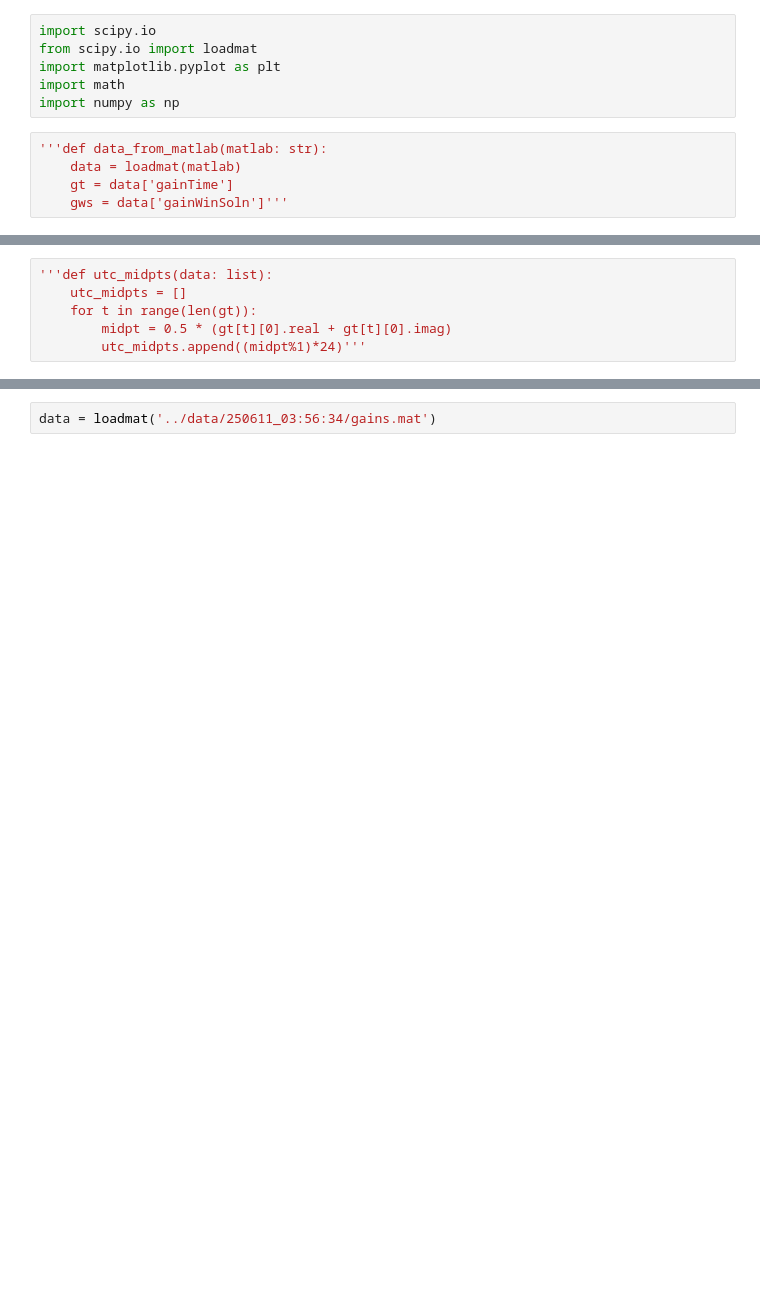
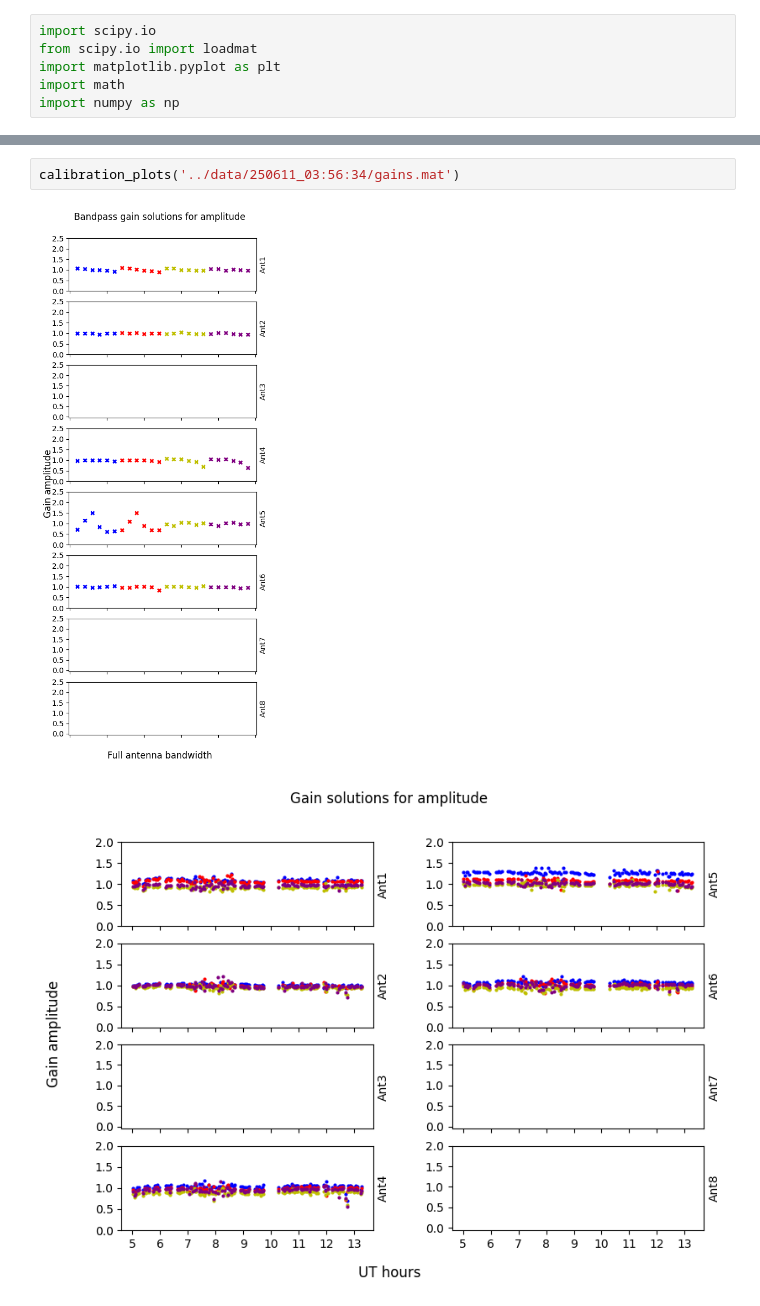
Before and after one commit to xuchloe/protostar, a Jupyter notebook: notebook/calibration_plots.ipynb, the cells around one changed output, grey strips where cells are left out. Saved outputs shown, nothing was run; the diff lists cells and outputs as text; blank space fills up the shorter version.

Commit message:
added calibration plots, still need to edit and make faster

```diff
--- a/notebook/calibration_plots.ipynb
+++ b/notebook/calibration_plots.ipynb
@@ -4,8 +4,3 @@ from scipy.io import loadmat
 import matplotlib.pyplot as plt
 import math
 import numpy as np
-# %%
-'''def data_from_matlab(matlab: str):
-    data = loadmat(matlab)
-    gt = data['gainTime']
-    gws = data['gainWinSoln']'''
@@ -14,6 +6,0 @@ import numpy as np
-# %%
-'''def utc_midpts(data: list):
-    utc_midpts = []
-    for t in range(len(gt)):
-        midpt = 0.5 * (gt[t][0].real + gt[t][0].imag)
-        utc_midpts.append((midpt%1)*24)'''
@@ -78,2 +143,5 @@ import numpy as np
 # %%
-data = loadmat('../data/250611_03:56:34/gains.mat')
+calibration_plots('../data/250611_03:56:34/gains.mat')
+# %% [output]
+[figure, added]
+[figure, added]
```
Also changed, not shown: parts of 21 cells of this notebook, 1 other file.
